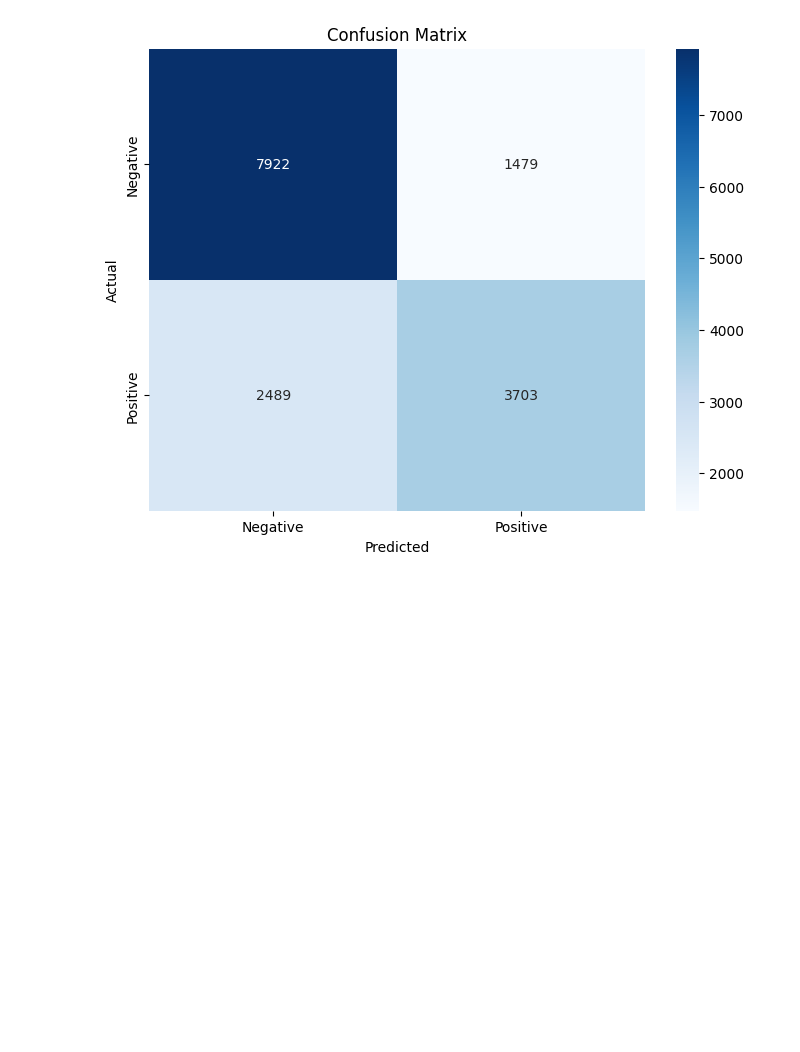
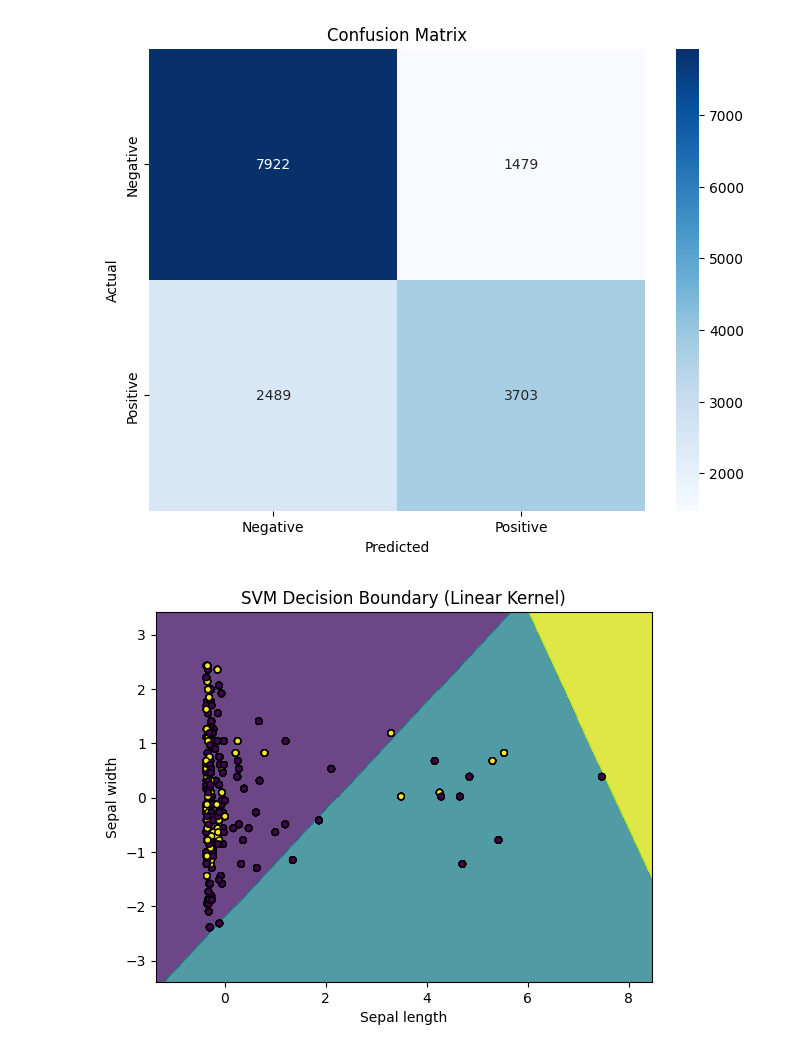
Before and after one commit to amanr24/ML, a Jupyter notebook: LegWord.ipynb, the cells around one changed output. Cells and saved outputs as stored; diff of their text form; code cells hidden in the pictures; blank space fills up the shorter version.

```diff
--- a/LegWord.ipynb
+++ b/LegWord.ipynb
@@ -1460,3 +1460,49 @@ get_confusion_matrix([[7922, 1479]
 , [2489, 3703]])
 # %% [output]
 [figure]
+# %%
+import numpy as np
+import matplotlib.pyplot as plt
+from sklearn import datasets
+from sklearn.svm import SVC
+
+# Load the iris dataset
+iris = datasets.load_iris()
+X = iris.data[:, :2]  # Take the first two features
+y = iris.target
+
+# Fit the SVM classifier with a linear kernel
+svm = SVC(kernel='linear')
+svm.fit(X, y)
+# %%
+X = merged_data.drop('is_win', axis=1)  # Replace 'target_column_name' with the actual name of your target column
+y = merged_data['is_win']
+
+# Split the data into training and testing sets
+X_train, X_test, y_train, y_test = train_test_split(X, y, test_size=0.2, random_state=42)
+
+# Standardize the features
+scaler = StandardScaler()
+X_train_scaled = scaler.fit_transform(X_train)
+X_test_scaled = scaler.transform(X_test)
+
+svm_model = SVC(kernel='linear', C=1, random_state=42)
+svm_model.fit(X_train_scaled, y_train)
+
+
+# Plot the decision boundary
+x_min, x_max = X_train_scaled[:, 0].min() - 1, X_train_scaled[:, 0].max() + 1
+y_min, y_max = X_train_scaled[:, 1].min() - 1, X_train_scaled[:, 1].max() + 1
+xx, yy = np.meshgrid(np.arange(x_min, x_max, 0.02),
+                     np.arange(y_min, y_max, 0.02))
+Z = svm.predict(np.c_[xx.ravel(), yy.ravel()])
+Z = Z.reshape(xx.shape)
+
+plt.contourf(xx, yy, Z, alpha=0.8)
+plt.scatter(X_train_scaled[:, 0], X_train_scaled[:, 1], c=y_train, edgecolors='k', s=20)
+plt.xlabel('Sepal length')
+plt.ylabel('Sepal width')
+plt.title('SVM Decision Boundary (Linear Kernel)')
+plt.show()
+# %% [output]
+[figure, added]
```
Also changed, not shown: parts of 20 cells of this notebook.
